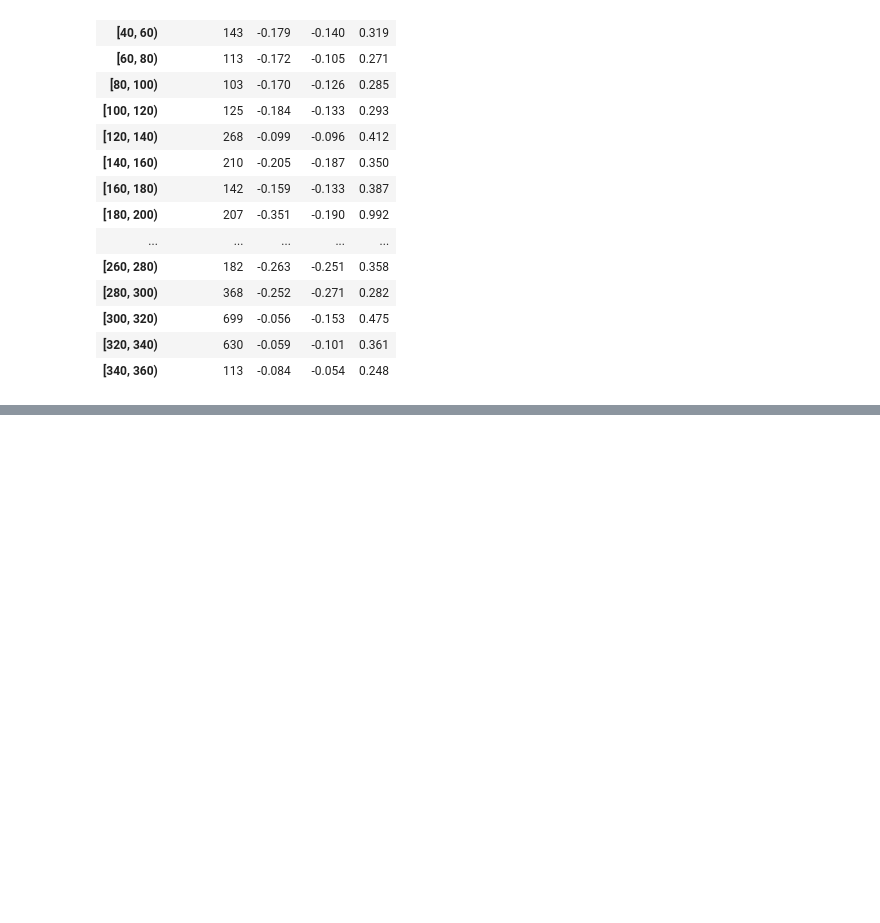
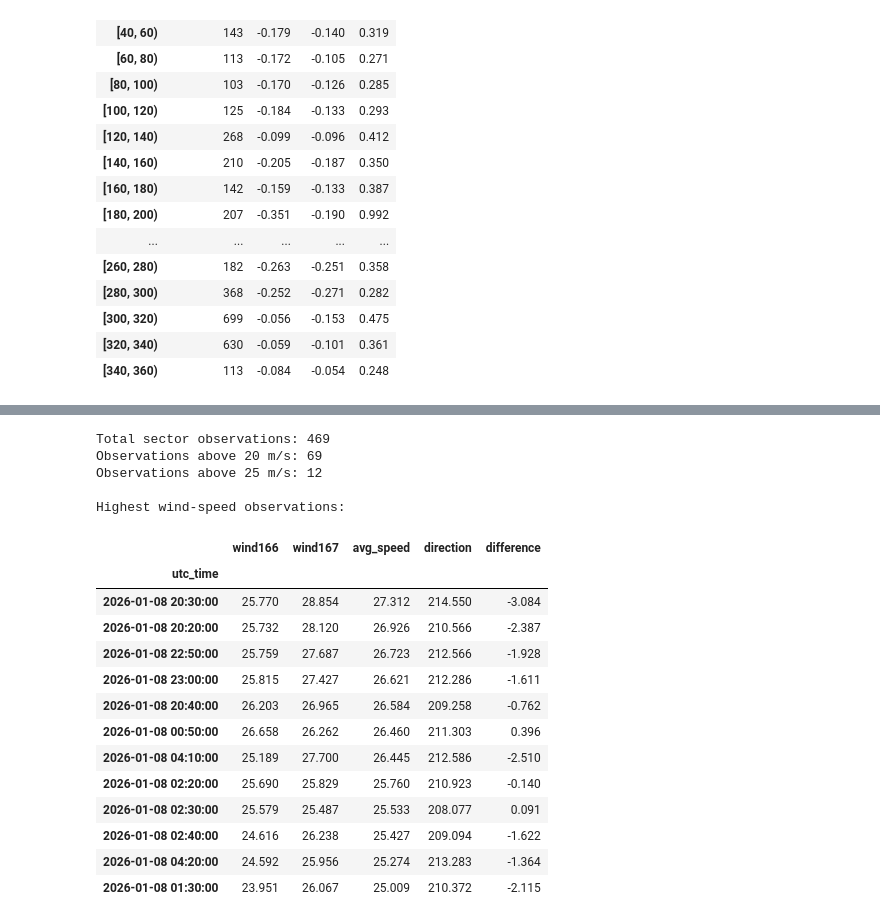
Before and after one commit to zachary-carifa/CU-Capstone-Project, a Jupyter notebook: notebooks/zack_notebooks/PartnerTurbineAnalysis.ipynb, the cells around one changed output, grey strips where cells are left out. Saved outputs shown, nothing was run; the diff lists cells and outputs as text; code cells hidden in the pictures; blank space fills up the shorter version.

```diff
--- a/notebooks/zack_notebooks/PartnerTurbineAnalysis.ipynb
+++ b/notebooks/zack_notebooks/PartnerTurbineAnalysis.ipynb
@@ -335,0 +448,39 @@ display(sector_stats)
+# %%
+# Investigate unusually high wind speeds at 200–220 degrees
+
+sector = comparison[
+    comparison["direction_group"] == "200-220 degrees"
+].copy()
+
+print("Total sector observations:", len(sector))
+print("Observations above 20 m/s:", (sector["avg_speed"] > 20).sum())
+print("Observations above 25 m/s:", (sector["avg_speed"] > 25).sum())
+
+print("\nHighest wind-speed observations:")
+
+display(
+    sector.nlargest(12, "avg_speed")[
+        ["wind166", "wind167", "avg_speed",
+         "direction", "difference"]
+    ].round(3)
+)
+# %% [output]
+Total sector observations: 469
+Observations above 20 m/s: 69
+Observations above 25 m/s: 12
+
+Highest wind-speed observations:
+|  | wind166 | wind167 | avg_speed | direction | difference |
+| utc_time |  |  |  |  |  |
+| 2026-01-08 20:30:00 | 25.770 | 28.854 | 27.312 | 214.550 | -3.084 |
+| 2026-01-08 20:20:00 | 25.732 | 28.120 | 26.926 | 210.566 | -2.387 |
+| 2026-01-08 22:50:00 | 25.759 | 27.687 | 26.723 | 212.566 | -1.928 |
+| 2026-01-08 23:00:00 | 25.815 | 27.427 | 26.621 | 212.286 | -1.611 |
+| 2026-01-08 20:40:00 | 26.203 | 26.965 | 26.584 | 209.258 | -0.762 |
+| 2026-01-08 00:50:00 | 26.658 | 26.262 | 26.460 | 211.303 | 0.396 |
+| 2026-01-08 04:10:00 | 25.189 | 27.700 | 26.445 | 212.586 | -2.510 |
+| 2026-01-08 02:20:00 | 25.690 | 25.829 | 25.760 | 210.923 | -0.140 |
+| 2026-01-08 02:30:00 | 25.579 | 25.487 | 25.533 | 208.077 | 0.091 |
+| 2026-01-08 02:40:00 | 24.616 | 26.238 | 25.427 | 209.094 | -1.622 |
+| 2026-01-08 04:20:00 | 24.592 | 25.956 | 25.274 | 213.283 | -1.364 |
+| 2026-01-08 01:30:00 | 23.951 | 26.067 | 25.009 | 210.372 | -2.115 |
```
Also changed, not shown: parts of 9 cells of this notebook.
